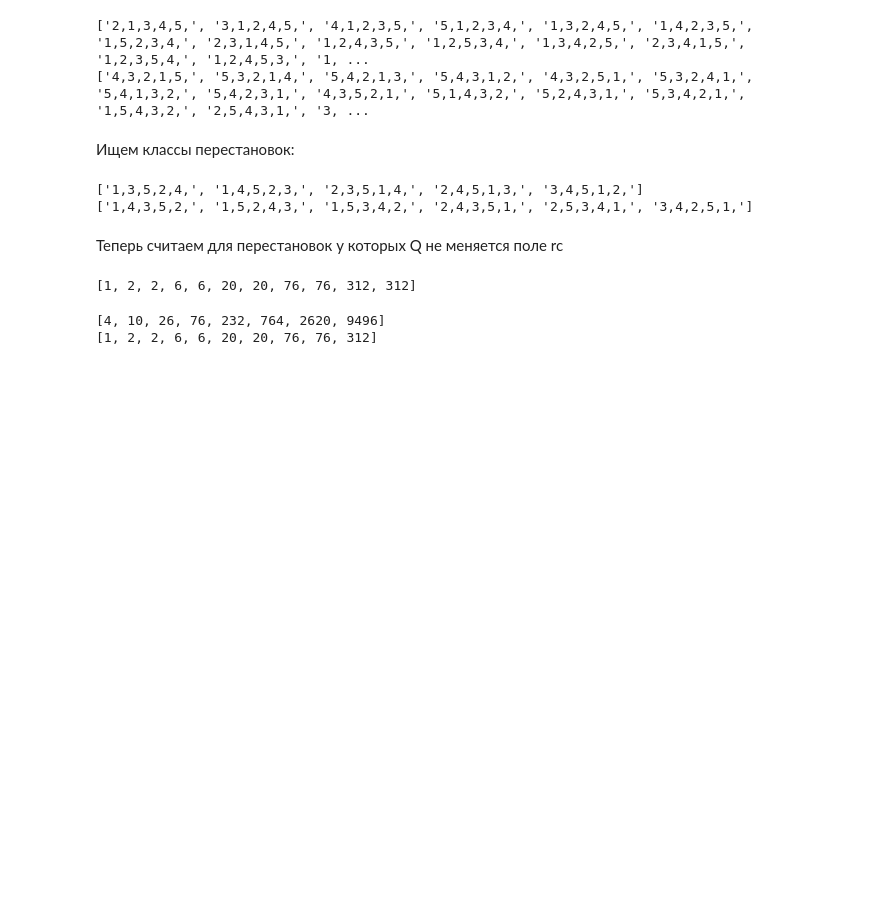
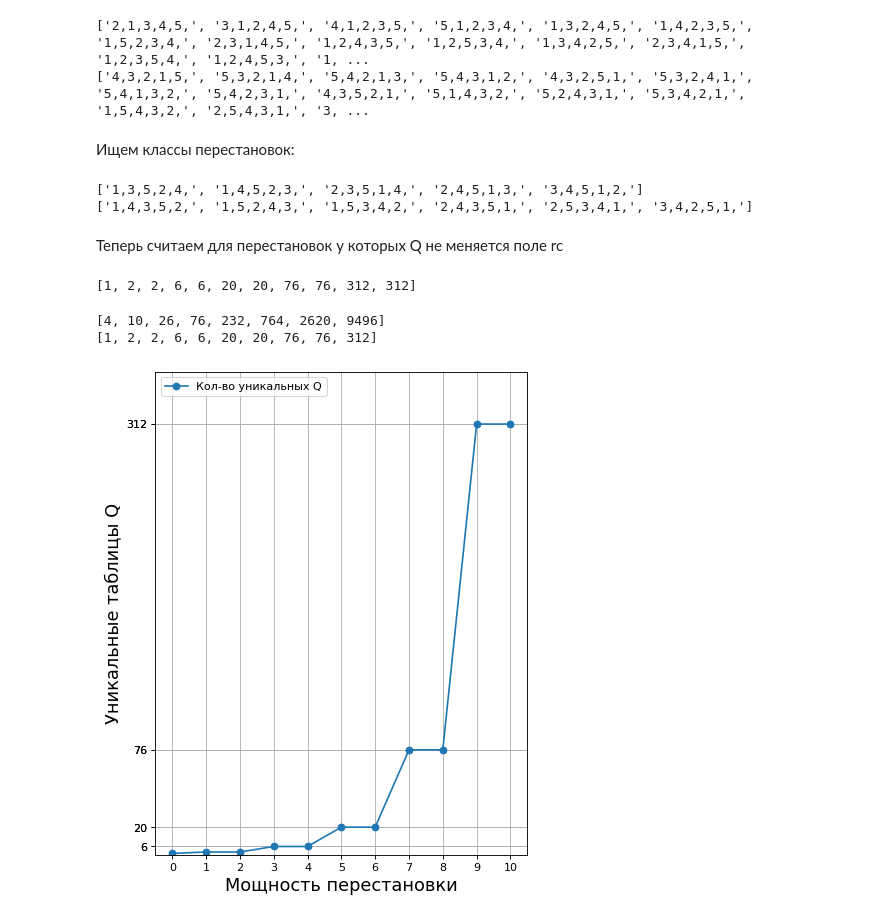
Before and after one commit to ilya-shlom/RSK, a Jupyter notebook: experiments.ipynb, the cells around one changed output. Drawn from its saved outputs; the diff is of its cells as text; code cells hidden in the pictures; blank space fills up the shorter version.

Commit message:
print some graphic (in 26)

```diff
--- a/experiments.ipynb
+++ b/experiments.ipynb
@@ -241,3 +241,22 @@ print(Q_amount, amounts_unique, sep='\n')
 # %% [output]
 [4, 10, 26, 76, 232, 764, 2620, 9496]
 [1, 2, 2, 6, 6, 20, 20, 76, 76, 312]
+# %%
+'''
+количество таблиц, у которых она совпадает после применения операции рц
+'''
+x = np.arange(0, 11, 1)
+y = np.array(amounts_unique)
+labels = "Кол-во уникальных Q"
+plt.figure(figsize=(6, 8), dpi=80)
+plt.ylim(0, 350)
+plt.yticks(y[3:])
+plt.xticks(x)
+plt.plot(x, y, 'o-', label=labels)
+plt.legend(loc='upper left')
+plt.xlabel('Мощность перестановки', fontsize=16)
+plt.ylabel('Уникальные таблицы Q', fontsize=16)
+plt.grid(True)
+plt.savefig("Q_amounts_rc.png", dpi=80)
+# %% [output]
+[figure, added]
```
